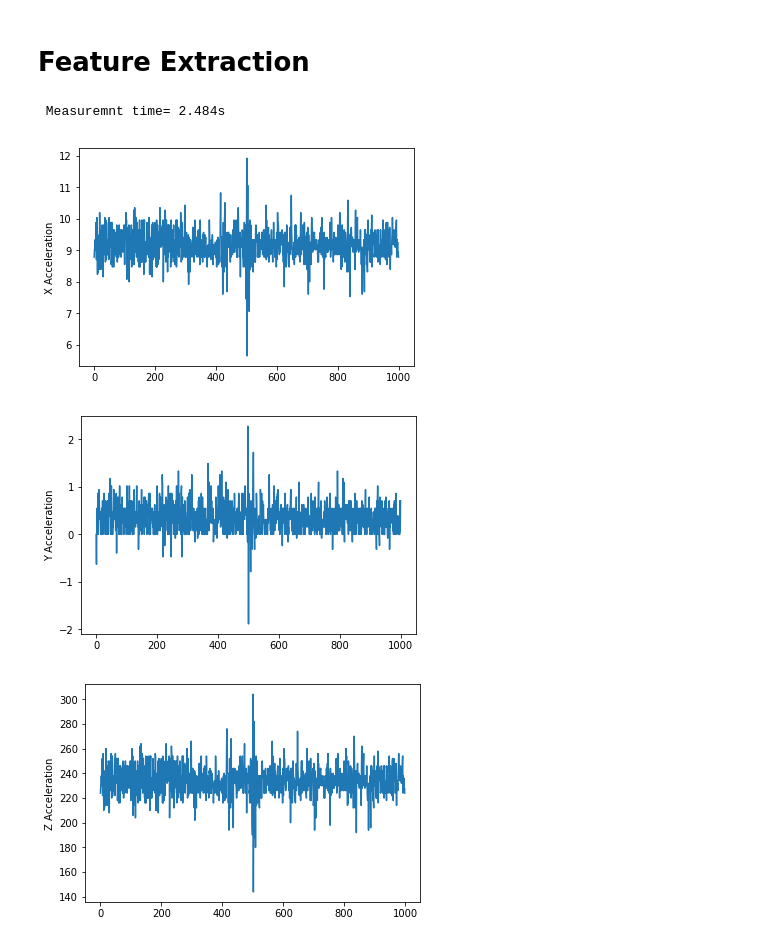
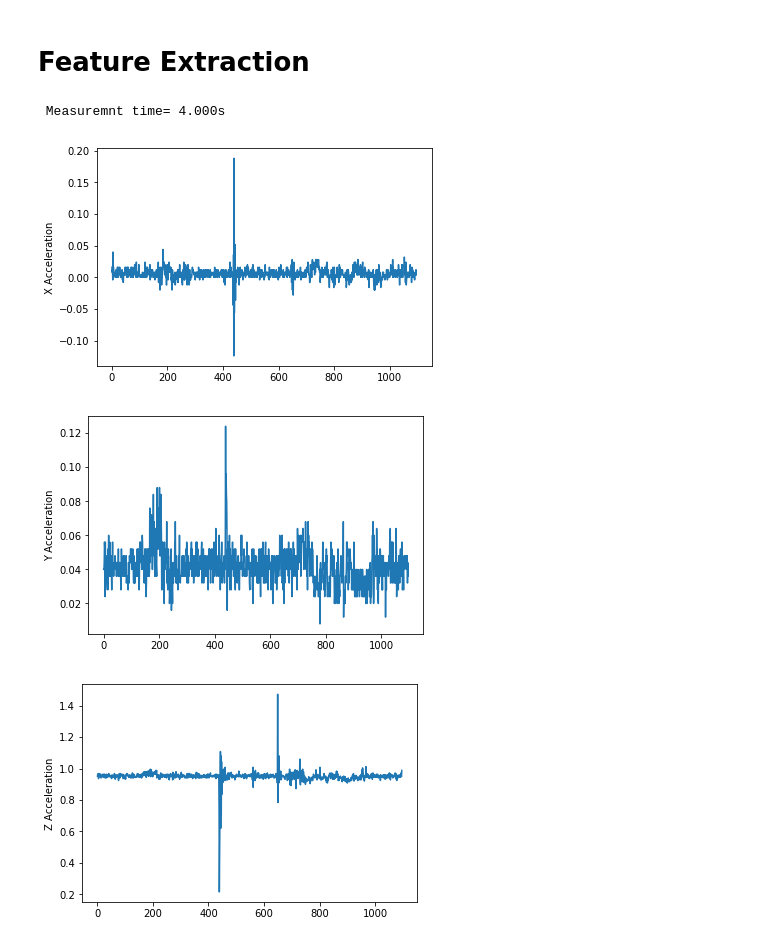
Before and after one commit to romulomanzano/soundflux, a Jupyter notebook: Real Time - feature extraction demo.ipynb, the cells around one changed output. Saved outputs shown, nothing was run; the diff lists cells and outputs as text; code cells hidden in the pictures.

```diff
--- a/Real Time - feature extraction demo.ipynb
+++ b/Real Time - feature extraction demo.ipynb
@@ -11,6 +14,33 @@ import math
+# %%
+acc = Accelerometer()
+# %%
+k = acc.capture_x_seconds(4)
+# %% [output]
+ Measuremnt time= 4.000s
+# %%
+plt.plot([s['x'] for s in k])
+plt.ylabel('X Acceleration')
+plt.show()
+
+plt.plot([s['y'] for s in k])
+plt.ylabel('Y Acceleration')
+plt.show()
+
+plt.plot([s['z'] for s in k])
+plt.ylabel('Z Acceleration')
+plt.show()
+# %% [output]
+[figure, added]
+[figure, added]
+[figure, added]
 # %%
 # select the correct i2c bus for this revision of Raspberry Pi
 bus = smbus.SMBus(1)
+# ADXL345 constants
+# select the correct i2c bus for this revision of Raspberry Pi
+revision = ([l[12:-1] for l in open('/proc/cpuinfo','r').readlines() if l[:8]=="Revision"]+['0000'])[0]
+bus = smbus.SMBus(1 if int(revision, 16) >= 4 else 0)
+
 # ADXL345 constants
 EARTH_GRAVITY_MS2   = 9.80665
 SCALE_MULTIPLIER    = 0.004
@@ -35,14 +65,15 @@ RANGE_16G           = 0x03
 MEASURE             = 0x08
 AXES_DATA           = 0x32
 
+
 class ADXL345:
 
     address = None
 
     def __init__(self, address = 0x53):
         self.address = address
-        self.setBandwidthRate(BW_RATE_1600HZ)
-        self.setRange(RANGE_4G)
+        self.setBandwidthRate(BW_RATE_400HZ)
+        self.setRange(RANGE_2G)
         self.enableMeasurement()
 
     def enableMeasurement(self):
@@ -117,7 +148,6 @@ if __name__ == "__main__":
     tic = time.time()
     while i<=npoints:
         axes = adxl345.getAxes(True)
-        #print ""
         #print "   x = %.3fG" % ( axes['x'] )
         #print "   y = %.3fG" % ( axes['y'] )
         #print "   z = %.3fG" % ( axes['z'] )
@@ -147,8 +177,3 @@ if __name__ == "__main__":
     plt.plot(zg)
     plt.ylabel('Z Acceleration')
     plt.show()
-# %% [output]
- Measuremnt time= 2.484s
-[figure, removed]
-[figure, removed]
-[figure, removed]
```
Also changed, not shown: parts of 2 cells of this notebook, 1 other file.
